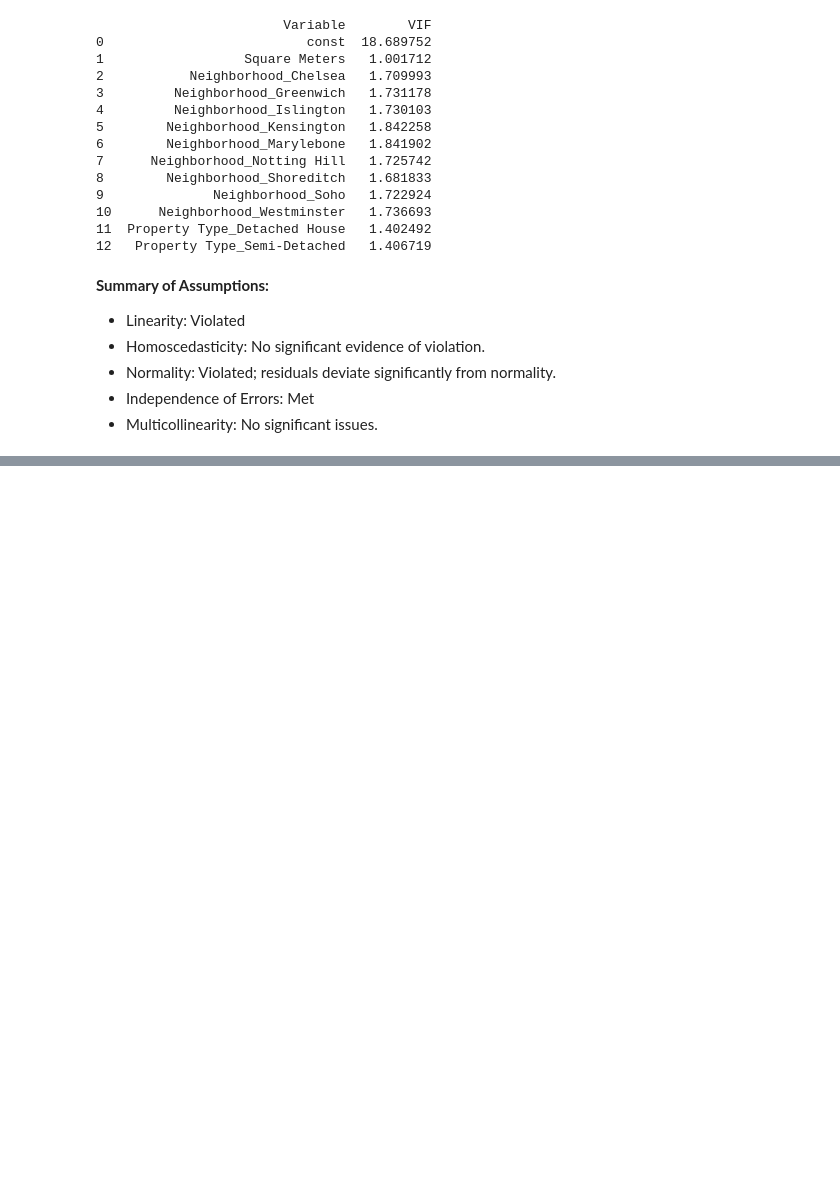
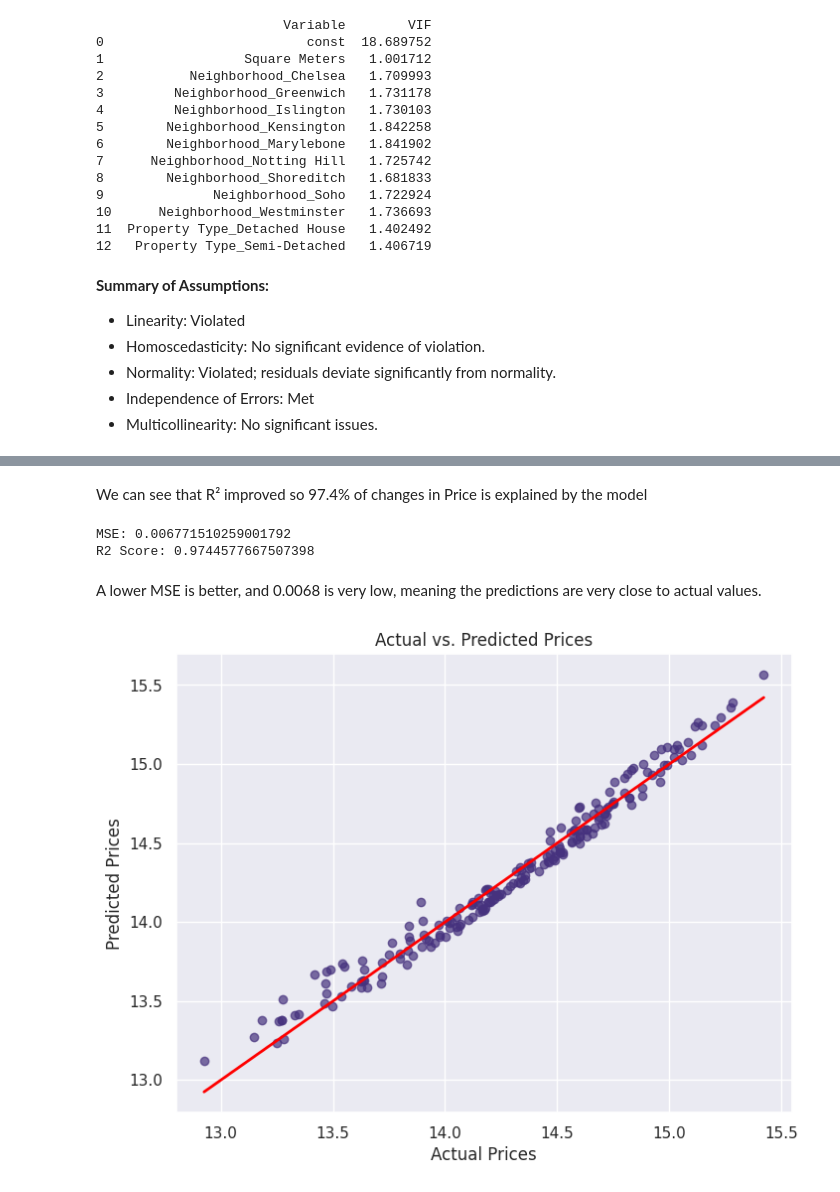
Before and after one commit to tass-ouaer/London_houses, a Jupyter notebook: Houses_London.ipynb, the cells around one changed output, grey strips where cells are left out. Saved outputs shown, nothing was run; the diff lists cells and outputs as text; code cells hidden in the pictures; blank space fills up the shorter version.

```diff
--- a/Houses_London.ipynb
+++ b/Houses_London.ipynb
@@ -530,0 +663,7 @@ print(vif)
+# %%
+df_encoded['Log_Price'] = np.log(df_encoded['Price'])
+X = df_encoded.drop(['Price', 'Log_Price'], axis=1)
+y = df_encoded['Log_Price']  # Using log-transformed price
+X = sm.add_constant(X)
+model = sm.OLS(y, X).fit()
+print(model.summary())
@@ -530,0 +688,25 @@ print(vif)
+# %% [markdown]
+We can see that R² improved so 97.4% of changes in Price is explained by the model
+# %%
+X_train, X_test, y_train, y_test = train_test_split(X, y, test_size=0.2, random_state=42)
+model = LinearRegression()
+model.fit(X_train, y_train)
+y_pred = model.predict(X_test)
+print("MSE:", mean_squared_error(y_test, y_pred))
+print("R2 Score:", r2_score(y_test, y_pred))
+# %% [output]
+MSE: 0.006771510259001792
+R2 Score: 0.9744577667507398
+# %% [markdown]
+A lower MSE is better, and 0.0068 is very low, meaning the predictions are very close to actual values.
+# %%
+# Visualizing actual vs. predicted prices
+plt.figure(figsize=(8, 6))
+plt.scatter(y_test, y_pred, alpha=0.7)
+plt.plot([y_test.min(), y_test.max()], [y_test.min(), y_test.max()], color='red', linewidth=2)
+plt.title('Actual vs. Predicted Prices')
+plt.xlabel('Actual Prices')
+plt.ylabel('Predicted Prices')
+plt.show()
+# %% [output]
+[figure, added]
```
Also changed, not shown: parts of 22 cells of this notebook.
